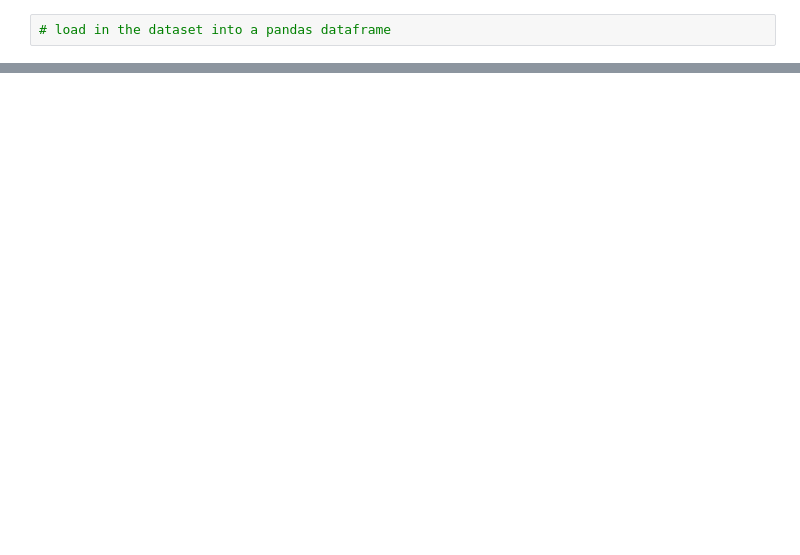
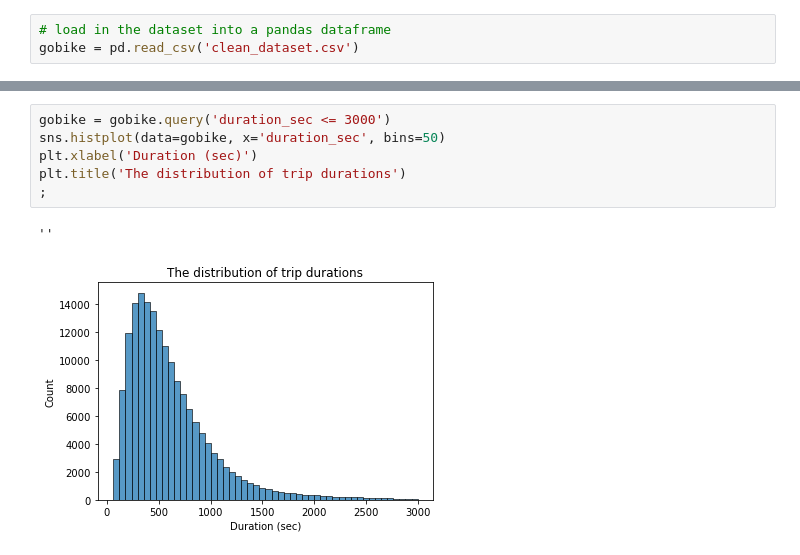
Before and after one commit to Moaaz-Mahmoud/Ford-Gobike-Data-Analysis, a Jupyter notebook: slide_deck_template.ipynb, the cells around one changed output, grey strips where cells are left out. Drawn from its saved outputs; the diff is of its cells as text; blank space fills up the shorter version.

```diff
--- a/slide_deck_template.ipynb
+++ b/slide_deck_template.ipynb
@@ -26,2 +24,3 @@ ModuleNotFoundError: No module named 'matplotlib'
 # %%
 # load in the dataset into a pandas dataframe
+gobike = pd.read_csv('clean_dataset.csv')
@@ -52,0 +31,9 @@ before you finish your presentation!
+# %%
+gobike = gobike.query('duration_sec <= 3000')
+sns.histplot(data=gobike, x='duration_sec', bins=50)
+plt.xlabel('Duration (sec)')
+plt.title('The distribution of trip durations')
+;
+# %% [output]
+''
+[figure, added]
```
Also changed, not shown: parts of 19 cells of this notebook, 3 other files.
